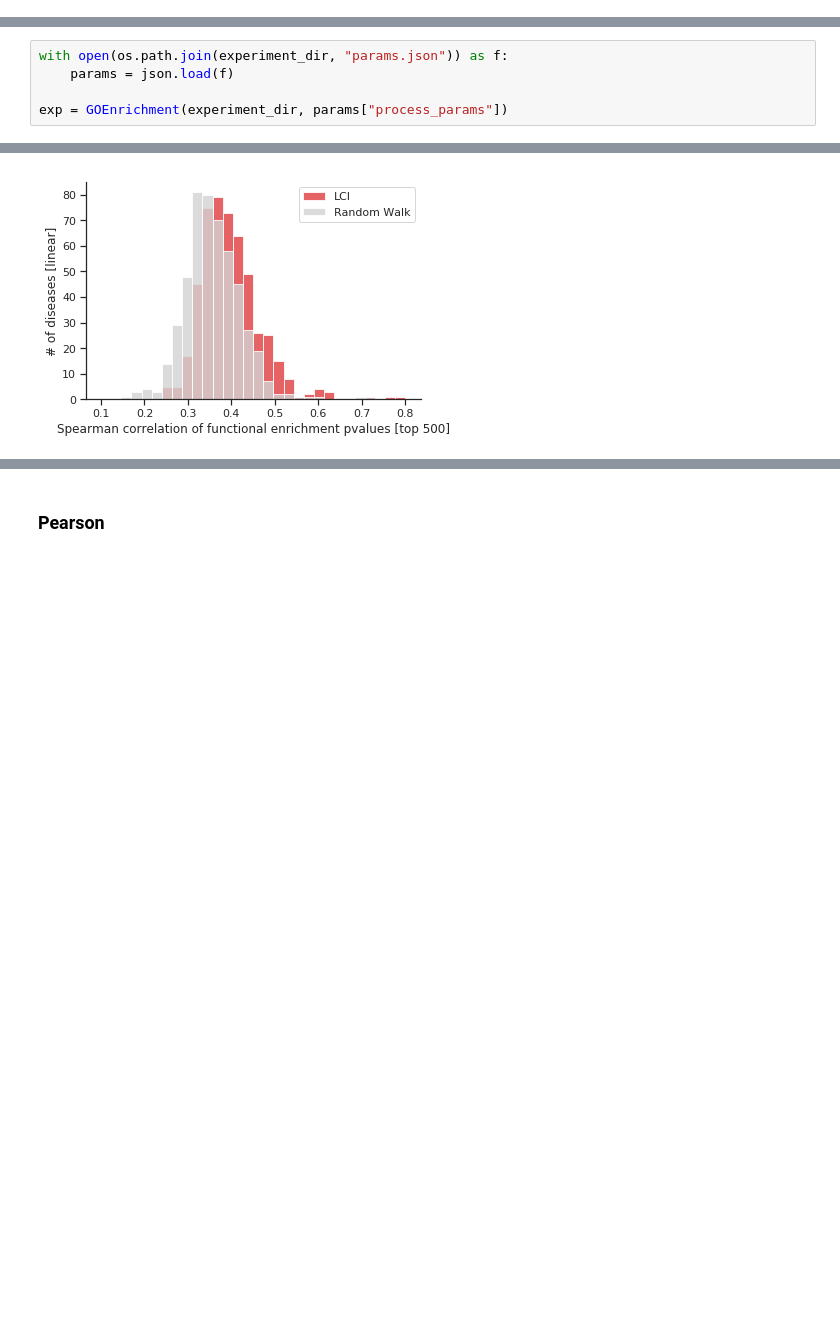
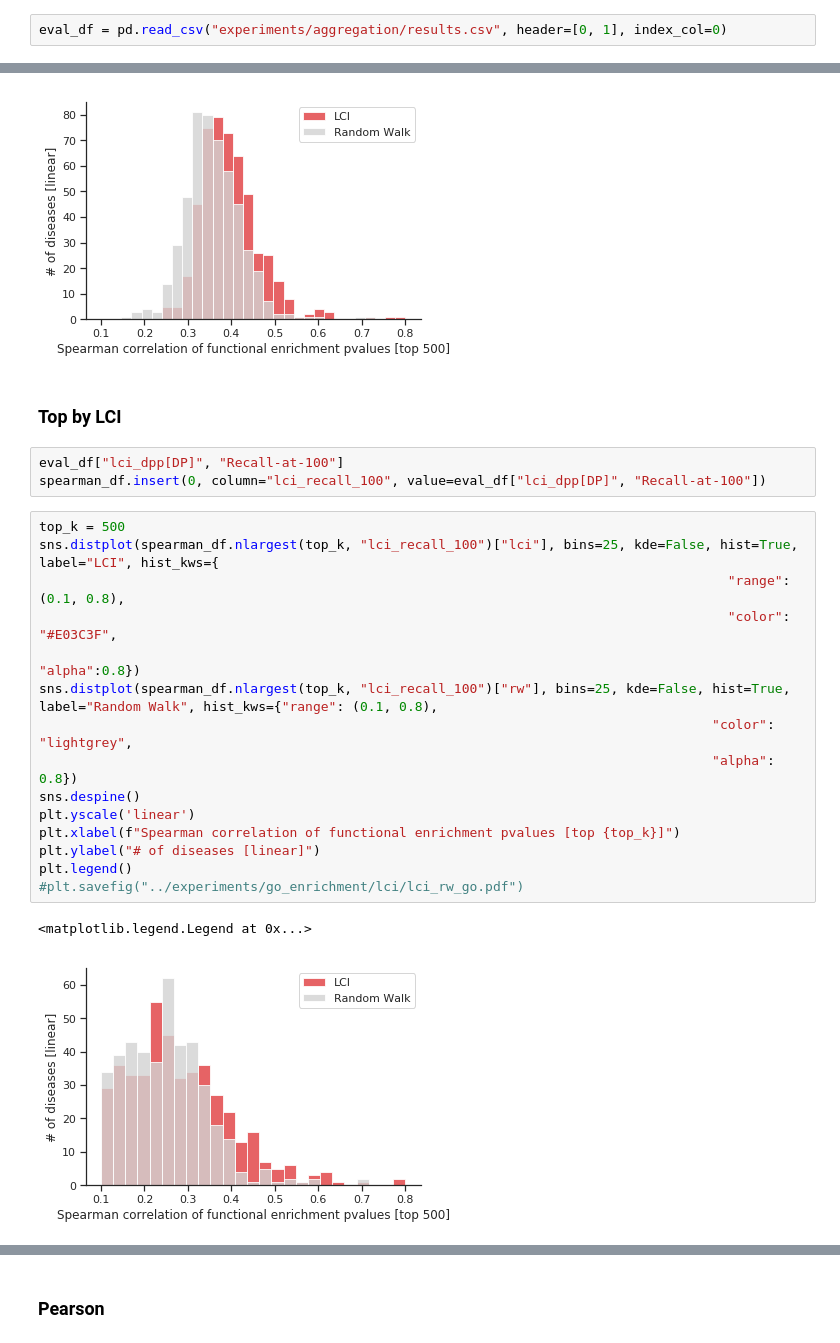
Before and after one commit to seyuboglu/milieu, a Jupyter notebook: notebooks/go_enrichment.ipynb, the cells around one changed output, grey strips where cells are left out. Cells and saved outputs as stored; diff of their text form; blank space fills up the shorter version.

Commit message:
spearman correlation with top 500 by recall

```diff
--- a/notebooks/go_enrichment.ipynb
+++ b/notebooks/go_enrichment.ipynb
@@ -62,3 +58,5 @@ predictions= pd.read_csv("../experiments/dpp_predict/lci/predictions.csv", index
+# %%
+eval_df = pd.read_csv("experiments/aggregation/results.csv", header=[0, 1], index_col=0)
 # %% [markdown]
 ## Load Enrichment Analysis
 Prepare an enrichment study
@@ -190,8 +188,3 @@ plt.savefig("../experiments/go_enrichment/lci/jaccard_recall_go.pdf")
 ## Metric Exploration
 # %%
 experiment_dir = 'experiments/go_enrichment/precompute'
-# %%
-with open(os.path.join(experiment_dir, "params.json")) as f:
-    params = json.load(f)
-
-exp = GOEnrichment(experiment_dir, params["process_params"])
@@ -347,3 +333,26 @@ plt.legend()
 # %% [output]
 <matplotlib.legend.Legend at 0x...>
 [figure]
+# %% [markdown]
+### Top by LCI
+# %%
+eval_df["lci_dpp[DP]", "Recall-at-100"]
+spearman_df.insert(0, column="lci_recall_100", value=eval_df["lci_dpp[DP]", "Recall-at-100"])
+# %%
+top_k = 500
+sns.distplot(spearman_df.nlargest(top_k, "lci_recall_100")["lci"], bins=25, kde=False, hist=True, label="LCI", hist_kws={
+                                                                                        "range": (0.1, 0.8),
+                                                                                        "color": "#E03C3F",
+                                                                                        "alpha":0.8})
+sns.distplot(spearman_df.nlargest(top_k, "lci_recall_100")["rw"], bins=25, kde=False, hist=True, label="Random Walk", hist_kws={"range": (0.1, 0.8),
+                                                                                      "color": "lightgrey",
+                                                                                      "alpha": 0.8})
+sns.despine()
+plt.yscale('linear')
+plt.xlabel(f"Spearman correlation of functional enrichment pvalues [top {top_k}]")
+plt.ylabel("# of diseases [linear]")
+plt.legend()
+#plt.savefig("../experiments/go_enrichment/lci/lci_rw_go.pdf")
+# %% [output]
+<matplotlib.legend.Legend at 0x...>
+[figure, added]
```
Also changed, not shown: parts of 10 cells of this notebook, 3 other files.
